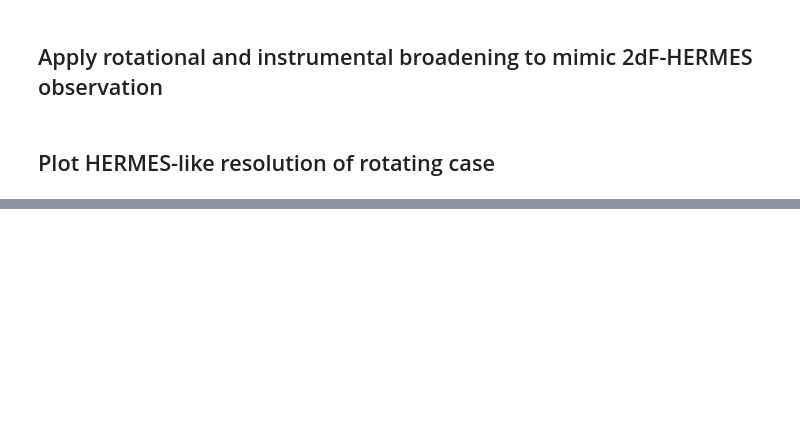
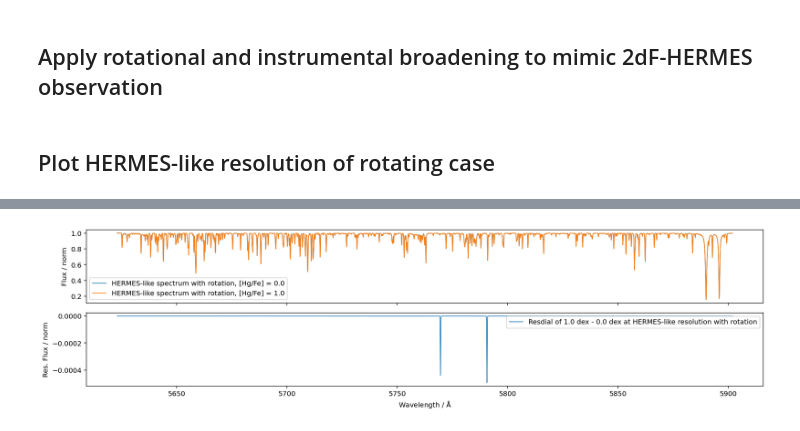
Before and after one commit to svenbuder/soares_furtado_high_hg, a Jupyter notebook: high_hg_spectrum_galah.ipynb, the cells around one changed output, grey strips where cells are left out. Saved outputs shown, nothing was run; the diff lists cells and outputs as text; code cells hidden in the pictures; blank space fills up the shorter version.

```diff
--- a/high_hg_spectrum_galah.ipynb
+++ b/high_hg_spectrum_galah.ipynb
@@ -577,3 +886,37 @@ smod_hermes_like_spectrum_hgfe_1 = apply_gauss_broad(wave_broadened_spectrum_hgf
+# %%
+f, gs = plt.subplots(2,1,sharex=True,figsize=(15,4))
+
+ax = gs[0]
+ax.set_ylabel('Flux / norm')
+
+ax.plot(
+    wave_hermes_like_spectrum_hgfe_4,
+    smod_hermes_like_spectrum_hgfe_4,
+    label = 'HERMES-like spectrum with rotation, [Hg/Fe] = 0.0',lw=1
+)
+ax.plot(
+    wave_hermes_like_spectrum_hgfe_5,
+    smod_hermes_like_spectrum_hgfe_5,
+    label = 'HERMES-like spectrum with rotation, [Hg/Fe] = 1.0',lw=1
+)
+ax.legend()
+
+ax = gs[1]
+ax.set_ylabel('Res. Flux / norm')
+ax.set_xlabel(r'Wavelength / $\mathrm{\AA}$')
+
+ax.plot(
+    wave_hermes_like_spectrum_hgfe_4,
+    smod_hermes_like_spectrum_hgfe_5-
+    smod_hermes_like_spectrum_hgfe_4,
+    label = r'Resdial of 1.0 dex - 0.0 dex at HERMES-like resolution with rotation',lw=1
+)
+ax.legend()
+
+plt.tight_layout()
+plt.savefig('impact_hg_fe_change_of_1dex_for_sun_ccd2.pdf',dpi=200,bbox_inches='tight')
+# %% [output]
+[figure, added]
 # %%
 f, gs = plt.subplots(2,1,sharex=True,figsize=(15,4))
 
```
Also changed, not shown: parts of 7 cells of this notebook, 18 other files.
